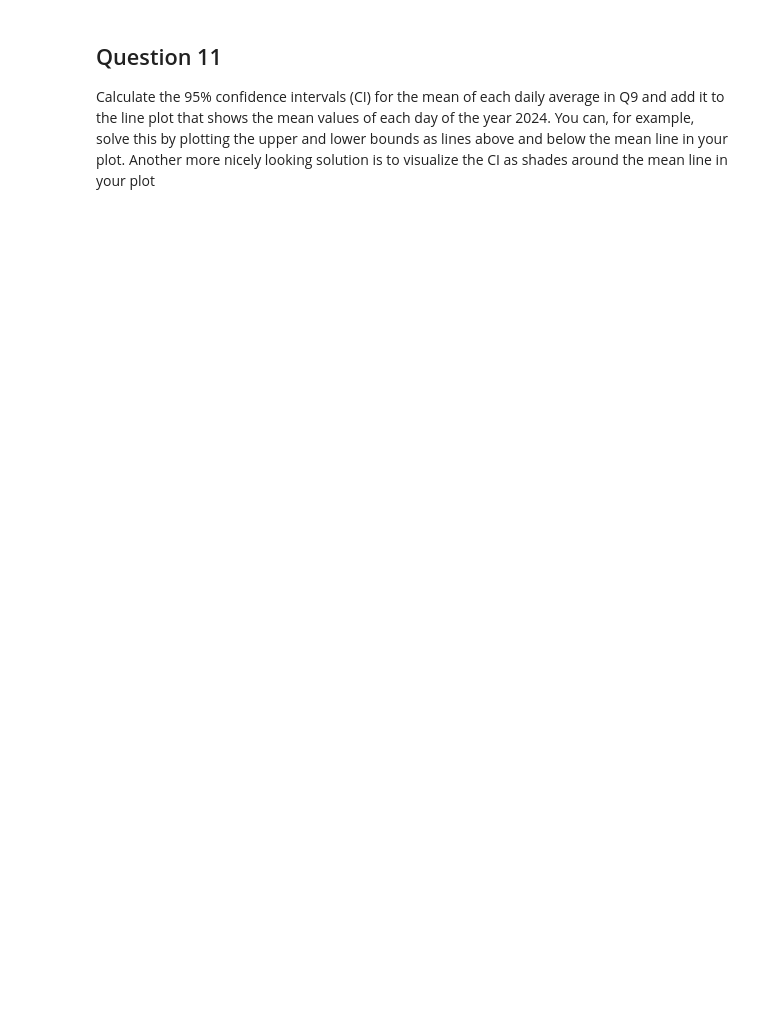
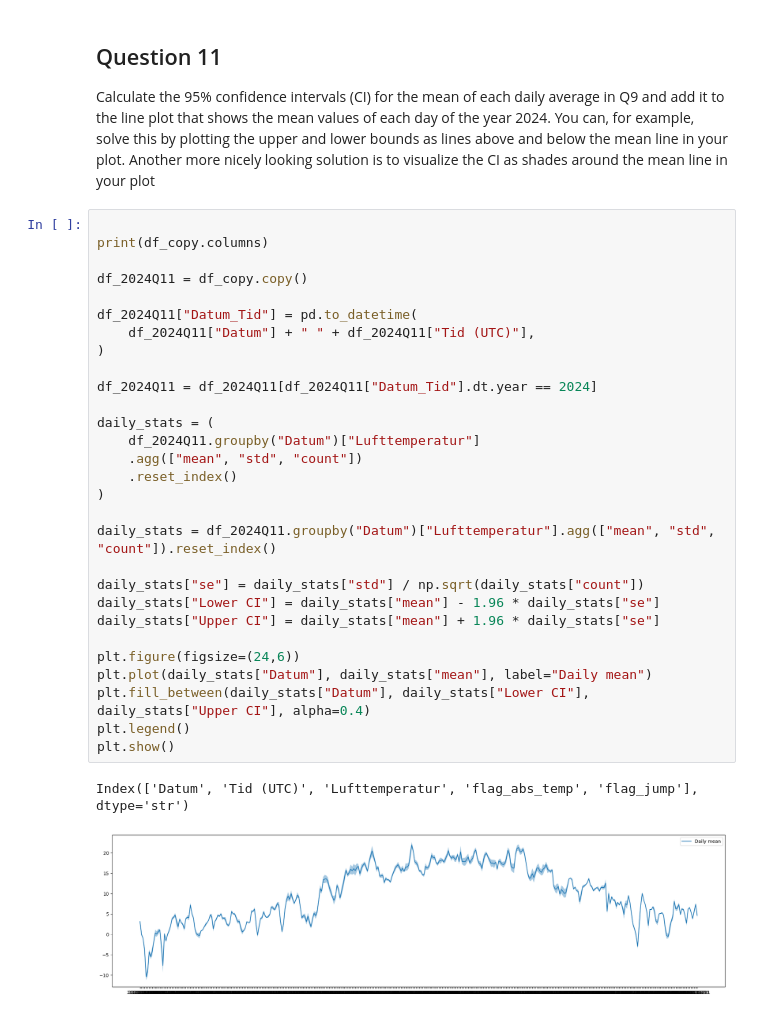
Before and after one commit to Mau-Gen/DV1597_Assignment_1, a Jupyter notebook: DV1597_Assignment_1.ipynb, the cells around one changed output. Saved outputs shown, nothing was run; the diff lists cells and outputs as text; blank space fills up the shorter version.

```diff
--- a/DV1597_Assignment_1.ipynb
+++ b/DV1597_Assignment_1.ipynb
@@ -393,3 +455,35 @@ each day of the year 2024. You can, for example, solve this by plotting the
 upper and lower bounds as lines above and below the mean line in your
 plot. Another more nicely looking solution is to visualize the CI as shades
 around the mean line in your plot
+# %%
+
+print(df_copy.columns)
+
+df_2024Q11 = df_copy.copy()
+
+df_2024Q11["Datum_Tid"] = pd.to_datetime(
+    df_2024Q11["Datum"] + " " + df_2024Q11["Tid (UTC)"],
+)
+
+df_2024Q11 = df_2024Q11[df_2024Q11["Datum_Tid"].dt.year == 2024]
+
+daily_stats = (
+    df_2024Q11.groupby("Datum")["Lufttemperatur"]
+    .agg(["mean", "std", "count"])
+    .reset_index()
+)
+
+daily_stats = df_2024Q11.groupby("Datum")["Lufttemperatur"].agg(["mean", "std", "count"]).reset_index()
+
+daily_stats["se"] = daily_stats["std"] / np.sqrt(daily_stats["count"])
+daily_stats["Lower CI"] = daily_stats["mean"] - 1.96 * daily_stats["se"]
+daily_stats["Upper CI"] = daily_stats["mean"] + 1.96 * daily_stats["se"]
+
+plt.figure(figsize=(24,6))
+plt.plot(daily_stats["Datum"], daily_stats["mean"], label="Daily mean")
+plt.fill_between(daily_stats["Datum"], daily_stats["Lower CI"], daily_stats["Upper CI"], alpha=0.4)
+plt.legend()
+plt.show()
+# %% [output]
+Index(['Datum', 'Tid (UTC)', 'Lufttemperatur', 'flag_abs_temp', 'flag_jump'], dtype='str')
+[figure, added]
```
Also changed, not shown: parts of 11 cells of this notebook.
